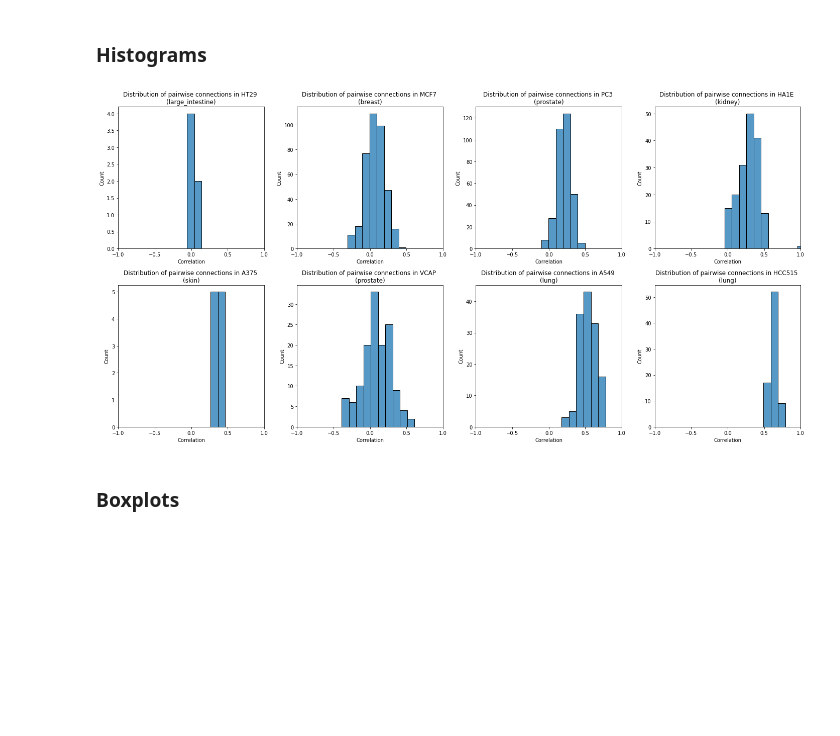
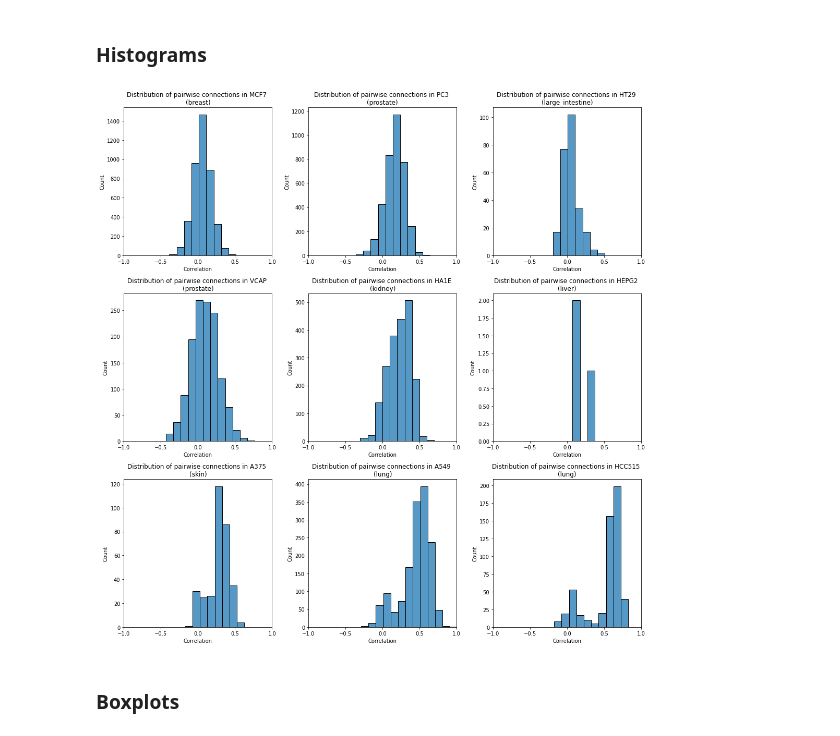
Before and after one commit to cmap/lincs-workshop-2020, a Jupyter notebook: notebooks/data_access/BQ_toolkit_demo.ipynb, the cells around one changed output. Cells and saved outputs as stored; diff of their text form; code cells hidden in the pictures; blank space fills up the shorter version.

```diff
--- a/notebooks/data_access/BQ_toolkit_demo.ipynb
+++ b/notebooks/data_access/BQ_toolkit_demo.ipynb
@@ -289,7 +299,7 @@ The table also includes information regarding the signal strength and replicate
 # %%
 sample_cell_lines = list(core_cellinfo.cell_iname.unique()) #core_cell_lines
 
-sample_compounds = list(moa_cps[0:10])
+sample_compounds = list(moa_cps)
 print("Compounds: {}".format(sample_compounds))
 print("Cell Lines: {}".format(sample_cell_lines))
 
@@ -300,15 +310,15 @@ siginfo_sample = cmap_query.cmap_sig(     #Query the siginfo table
     return_fields = 'all'
 )
 
-siginfo_sample_filtered = siginfo_sample.loc[     #Filter returned table
+siginfo_sample = siginfo_sample.loc[     #Filter returned table
     (siginfo_sample.nsample >= 3) &
     (siginfo_sample.pert_dose >= 10) &
     (siginfo_sample.pert_itime.eq('24 h'))
 ]
 
 
-siginfo_sample_filtered = siginfo_sample_filtered.merge(core_cellinfo, on='cell_iname') #join with cellinfo table to get cell lineage information
-siginfo_sample_filtered.sample(5)
+siginfo_sample = siginfo_sample.merge(core_cellinfo, on='cell_iname') #join with cellinfo table to get cell lineage information
+siginfo_sample.sample(5)
 # %% [output]
 Compounds: ['dexamethasone', 'mometasone', 'flumetasone', 'alclometasone', 'amcinonide', 'beclometasone', 'beclomethasone-dipropionate', 'betamethasone', 'betamethasone-acetate', 'betamethasone-valera ...
 Cell Lines: ['HCC515', 'HA1E', 'A549', 'A375', 'HT29', 'HEPG2', 'MCF7', 'PC3', 'VCAP']
@@ -344,13 +354,12 @@ plt.show()
 # %% [markdown]
 ## Extracting Numerical data using `cmapBQ.query.cmap_matrix`
 # %%
-sig_ids = siginfo_sample_filtered.sig_id.unique() #sig_ids are unique for each signature and relates siginfo table to numerical data
+sig_ids = siginfo_sample.sig_id.unique() #sig_ids are unique for each signature and relates siginfo table to numerical data
 
 sample_data_numerical = cmap_query.cmap_matrix(bq_client,
     data_level='level5',
-    feature_space='landamark', #Choices ['landmark', 'bing', 'aig']
+    feature_space='landmark', #Choices ['landmark', 'bing', 'aig']
     cid=list(sig_ids), #columns are signatures
-    rid=lm_gene_ids, #subset to L1000 space #rows are features (genes)
 )
 
 print( sample_data_numerical.data_df.shape )
@@ -445,7 +452,7 @@ clustered_matrix = cluster_corr(sample_data_numerical.data_df.corr())
 # %%
 #Lists used for sns.boxplot
 dist_list = []
-cell_list = siginfo_sample_filtered.groupby('cell_iname').median().sort_values('tas').index
+cell_list = siginfo_sample.groupby('cell_iname').median().sort_values('tas').index
 
 lineage_list = []
 
@@ -461,36 +468,36 @@ for i,cell in enumerate(cell_list):
   lineage = core_cellinfo.loc[
         core_cellinfo.cell_iname.eq(cell)
       ].cell_lineage.unique()[0]  #Lineage information for cell line
 
-  cell_sig_ids = siginfo_sample_filtered.loc[
-    siginfo_sample_filtered.cell_iname.eq(cell)
+  cell_sig_ids = siginfo_sample.loc[
+    siginfo_sample.cell_iname.eq(cell)
   ].sig_id.unique()  #Get sig_ids for cell line
 
   cell_corrs = corr_matrix.loc[cell_sig_ids, cell_sig_ids] #Extract correlations for cell line
   cell_corrs = cluster_corr(cell_corrs) #Cluster cell correlations
 
   dist = get_off_diagonals(cell_corrs) #Extract off-diagonals
 
   dist_list.append(dist)
   lineage_list.append(lineage)
 
   sns.histplot(dist,
                binwidth=0.1,
                ax=axes_dist[i // ncols][i % ncols])
   axes_dist[i // ncols][i % ncols].set_title(
     'Distribution of pairwise connections in {} \n({})'.format(
         cell,
         lineage
       )
     )
   axes_dist[i // ncols][i % ncols].set_xlim(-1, 1)
   axes_dist[i // ncols][i % ncols].set_xlabel('Correlation')
   axes_dist[i // ncols][i % ncols].set_xticks([-1, -0.5, 0, 0.5, 1])
 
 plt.tight_layout()
 plt.show()
 # %% [output]
-[figure, old version]
+[figure, new version]
 # %% [markdown]
 ### Boxplots
 # %%
```
Also changed, not shown: parts of 30 cells of this notebook.
